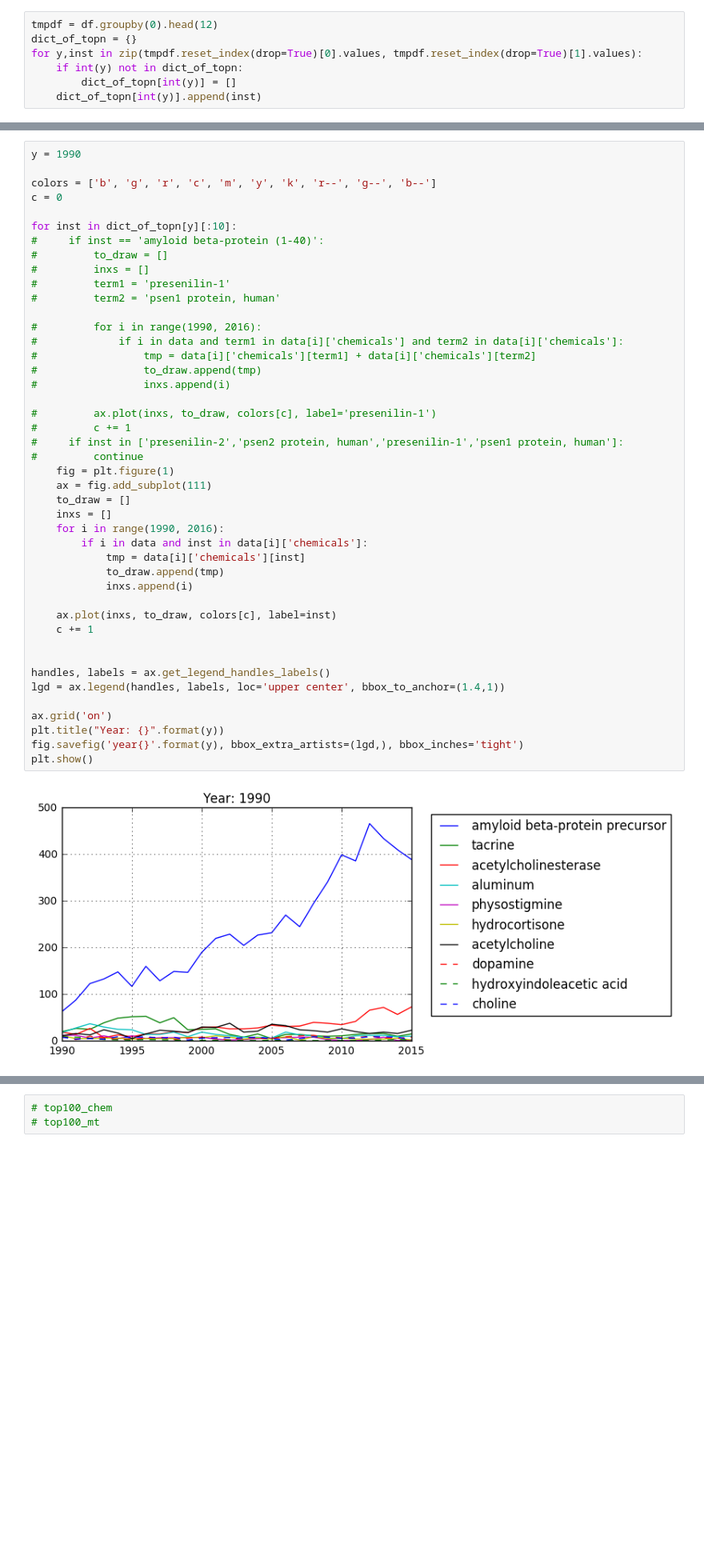
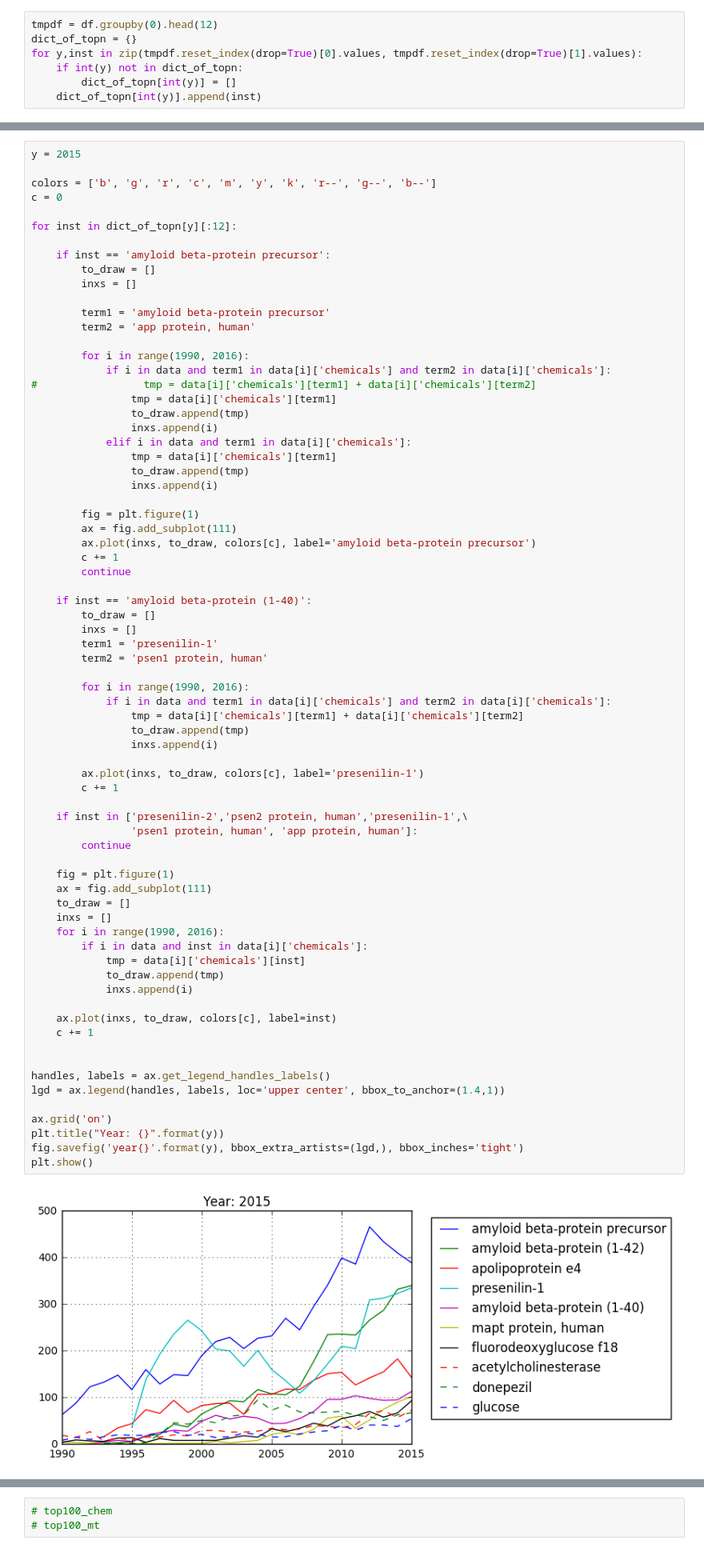
Before and after one commit to akarazeev/BioHack2017, a Jupyter notebook: main.ipynb, the cells around one changed output, grey strips where cells are left out. Shown: that part at 80% size. Saved outputs shown, nothing was run; the diff lists cells and outputs as text; blank space fills up the shorter version.

```diff
--- a/main.ipynb
+++ b/main.ipynb
@@ -417,51 +417,79 @@ donepezil
 glucose
 ########
 # %%
-y = 1990
+y = 2015
 
 colors = ['b', 'g', 'r', 'c', 'm', 'y', 'k', 'r--', 'g--', 'b--']
 c = 0
 
-for inst in dict_of_topn[y][:10]:
-#     if inst == 'amyloid beta-protein (1-40)':
-#         to_draw = []
-#         inxs = []
-#         term1 = 'presenilin-1'
-#         term2 = 'psen1 protein, human'
+for inst in dict_of_topn[y][:12]:
 
-#         for i in range(1990, 2016):
-#             if i in data and term1 in data[i]['chemicals'] and term2 in data[i]['chemicals']:
+    if inst == 'amyloid beta-protein precursor':
+        to_draw = []
+        inxs = []
+
+        term1 = 'amyloid beta-protein precursor'
+        term2 = 'app protein, human'
+
+        for i in range(1990, 2016):
+            if i in data and term1 in data[i]['chemicals'] and term2 in data[i]['chemicals']:
 #                 tmp = data[i]['chemicals'][term1] + data[i]['chemicals'][term2]
-#                 to_draw.append(tmp)
-#                 inxs.append(i)
+                tmp = data[i]['chemicals'][term1]
+                to_draw.append(tmp)
+                inxs.append(i)
+            elif i in data and term1 in data[i]['chemicals']:
+                tmp = data[i]['chemicals'][term1]
+                to_draw.append(tmp)
+                inxs.append(i)
 
-#         ax.plot(inxs, to_draw, colors[c], label='presenilin-1')
-#         c += 1
-#     if inst in ['presenilin-2','psen2 protein, human','presenilin-1','psen1 protein, human']:
-#         continue
+        fig = plt.figure(1)
+        ax = fig.add_subplot(111)
+        ax.plot(inxs, to_draw, colors[c], label='amyloid beta-protein precursor')
+        c += 1
+        continue
+
+    if inst == 'amyloid beta-protein (1-40)':
+        to_draw = []
+        inxs = []
+        term1 = 'presenilin-1'
+        term2 = 'psen1 protein, human'
+
+        for i in range(1990, 2016):
+            if i in data and term1 in data[i]['chemicals'] and term2 in data[i]['chemicals']:
+                tmp = data[i]['chemicals'][term1] + data[i]['chemicals'][term2]
+                to_draw.append(tmp)
+                inxs.append(i)
+
+        ax.plot(inxs, to_draw, colors[c], label='presenilin-1')
+        c += 1
+
+    if inst in ['presenilin-2','psen2 protein, human','presenilin-1',\
+                'psen1 protein, human', 'app protein, human']:
+        continue
+
     fig = plt.figure(1)
     ax = fig.add_subplot(111)
     to_draw = []
     inxs = []
     for i in range(1990, 2016):
         if i in data and inst in data[i]['chemicals']:
             tmp = data[i]['chemicals'][inst]
             to_draw.append(tmp)
             inxs.append(i)
 
     ax.plot(inxs, to_draw, colors[c], label=inst)
     c += 1
 
 
 handles, labels = ax.get_legend_handles_labels()
 lgd = ax.legend(handles, labels, loc='upper center', bbox_to_anchor=(1.4,1))
 
 ax.grid('on')
 plt.title("Year: {}".format(y))
 fig.savefig('year{}'.format(y), bbox_extra_artists=(lgd,), bbox_inches='tight')
 plt.show()
 # %% [output]
-[figure, old version]
+[figure, new version]
 # %%
 for y in [1990, 2000, 2010, 2015]:
     fig = plt.figure(1)
```
Also changed, not shown: parts of 1 cell of this notebook, 2 other files.
